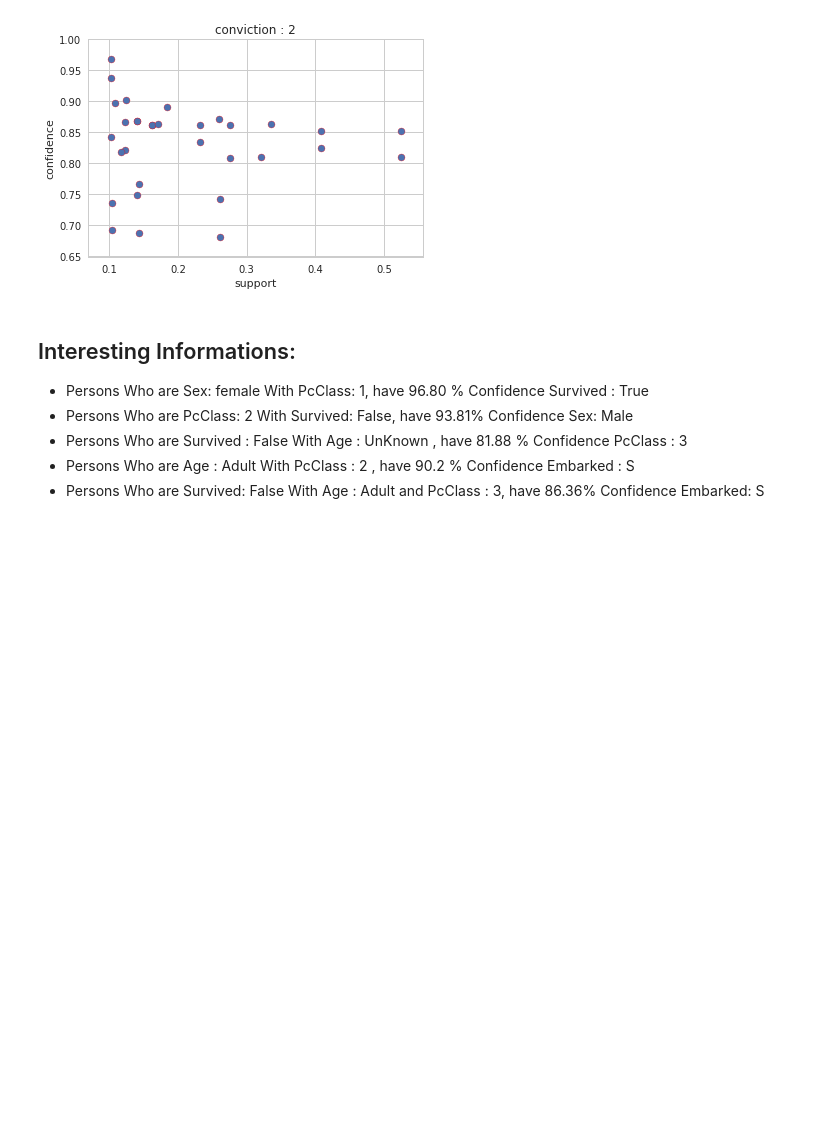
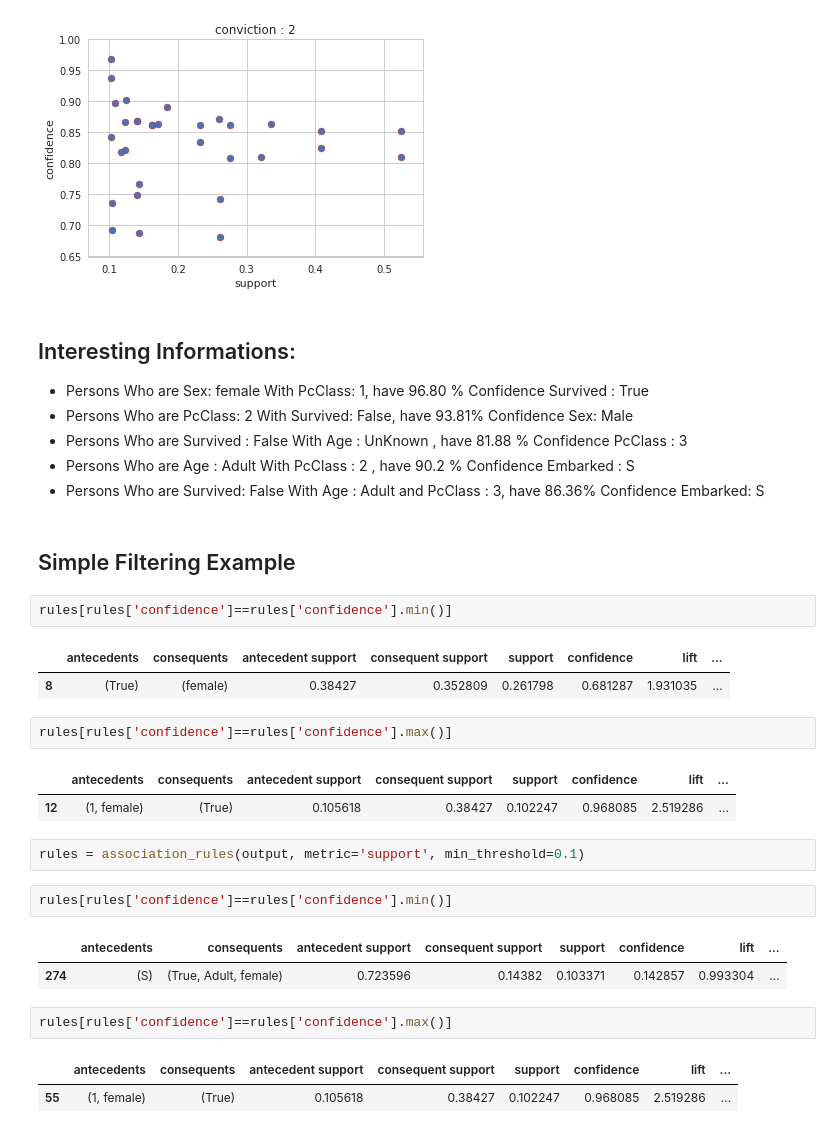
Before and after one commit to bhachauk/Learn_MachineLearning, a Jupyter notebook: 04.Data_Mining/Association_rule_mining/Association_Ruels_Mining_On_Titanic_Dataset.ipynb, the cells around one changed output. Cells and saved outputs as stored; diff of their text form; blank space fills up the shorter version.

Commit message:
some metrics added ....

```diff
--- a/04.Data_Mining/Association_rule_mining/Association_Ruels_Mining_On_Titanic_Dataset.ipynb
+++ b/04.Data_Mining/Association_rule_mining/Association_Ruels_Mining_On_Titanic_Dataset.ipynb
@@ -318,3 +318,27 @@ for metric_type, th in config:
 - Persons Who are Survived : False  With  Age : UnKnown , have 81.88 %  Confidence  PcClass : 3
 - Persons Who are Age : Adult       With  PcClass : 2   , have 90.2 %   Confidence Embarked : S
 - Persons Who are Survived: False   With  Age : Adult and PcClass : 3, have 86.36% Confidence Embarked: S
+# %% [markdown]
+## Simple Filtering Example
+# %%
+rules[rules['confidence']==rules['confidence'].min()]
+# %% [output]
+|  | antecedents | consequents | antecedent support | consequent support | support | confidence | lift | ... |
+| 8 | (True) | (female) | 0.38427 | 0.352809 | 0.261798 | 0.681287 | 1.931035 | ... |
+# %%
+rules[rules['confidence']==rules['confidence'].max()]
+# %% [output]
+|  | antecedents | consequents | antecedent support | consequent support | support | confidence | lift | ... |
+| 12 | (1, female) | (True) | 0.105618 | 0.38427 | 0.102247 | 0.968085 | 2.519286 | ... |
+# %%
+rules = association_rules(output, metric='support', min_threshold=0.1)
+# %%
+rules[rules['confidence']==rules['confidence'].min()]
+# %% [output]
+|  | antecedents | consequents | antecedent support | consequent support | support | confidence | lift | ... |
+| 274 | (S) | (True, Adult, female) | 0.723596 | 0.14382 | 0.103371 | 0.142857 | 0.993304 | ... |
+# %%
+rules[rules['confidence']==rules['confidence'].max()]
+# %% [output]
+|  | antecedents | consequents | antecedent support | consequent support | support | confidence | lift | ... |
+| 55 | (1, female) | (True) | 0.105618 | 0.38427 | 0.102247 | 0.968085 | 2.519286 | ... |
```
Also changed, not shown: 2 other files.
